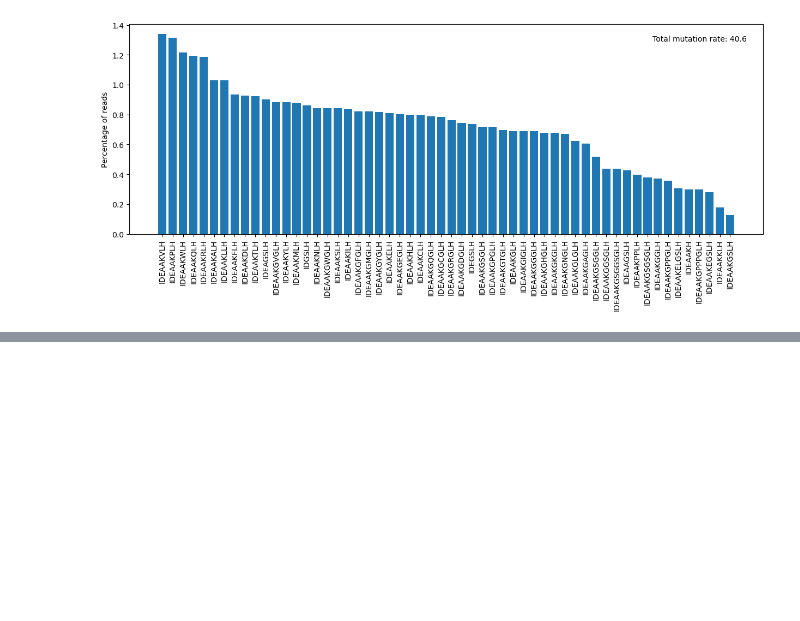
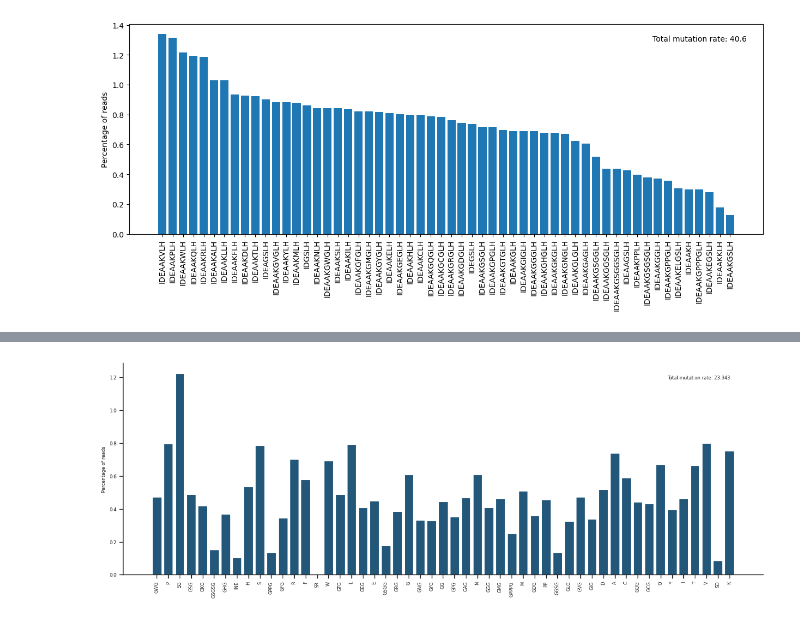
Before and after one commit to AliceHovsepyan/pogo_pance_draft, a Jupyter notebook: Combined_RL8_RL1.ipynb, the cells around one changed output, grey strips where cells are left out. Saved outputs shown, nothing was run; the diff lists cells and outputs as text; code cells hidden in the pictures; blank space fills up the shorter version.

```diff
--- a/Combined_RL8_RL1.ipynb
+++ b/Combined_RL8_RL1.ipynb
@@ -540 +598,12 @@ IDEAAKGSLH -> GS
+# %%
+all_left_linkers_vars = list(set(list(left_linker_BC1.columns) + list(left_linker_BC2.columns) + list(left_linker_BC3.columns)))
+all_left_linker_perc = pd.DataFrame(columns = all_left_linkers_vars, index = ["BC1", "BC2", "BC3"], data = 0, dtype=np.float64)
+
+for linker in all_left_linkers_vars:
+    if linker in left_linker_BC1.columns:
+        all_left_linker_perc.loc["BC1", linker] = left_linker_BC1.loc["0",linker]
+    if linker in left_linker_BC2.columns:
+        all_left_linker_perc.loc["BC2", linker] = left_linker_BC2.loc["0",linker]
+    if linker in left_linker_BC3.columns:
+        all_left_linker_perc.loc["BC3", linker] = left_linker_BC3.loc["0",linker]
 # %%
@@ -549,0 +620,11 @@ plt.show()
+# %%
+Barcode = "BC1"
+fig, ax = plt.subplots(1, 1, figsize=(15, 5))
+plt.bar(all_left_linker_perc.columns, all_left_linker_perc.loc[Barcode,:], color = "#22577A")
+plt.xticks(rotation=90)
+plt.ylabel("Percentage of reads")
+plt.text(0.9, 0.93, f"Total mutation rate: {round(sum(all_left_linker_perc.loc[Barcode,:].values),3)}", horizontalalignment='center', verticalalignment='center', transform=ax.transAxes)
+#plt.savefig(f"{FigFolder}/{variant}_{Bc}_{read_dir}_linker_distribution.pdf", bbox_inches="tight")
+plt.show()
+# %% [output]
+[figure, added]
```
Also changed, not shown: parts of 22 cells of this notebook, 7 other files.
